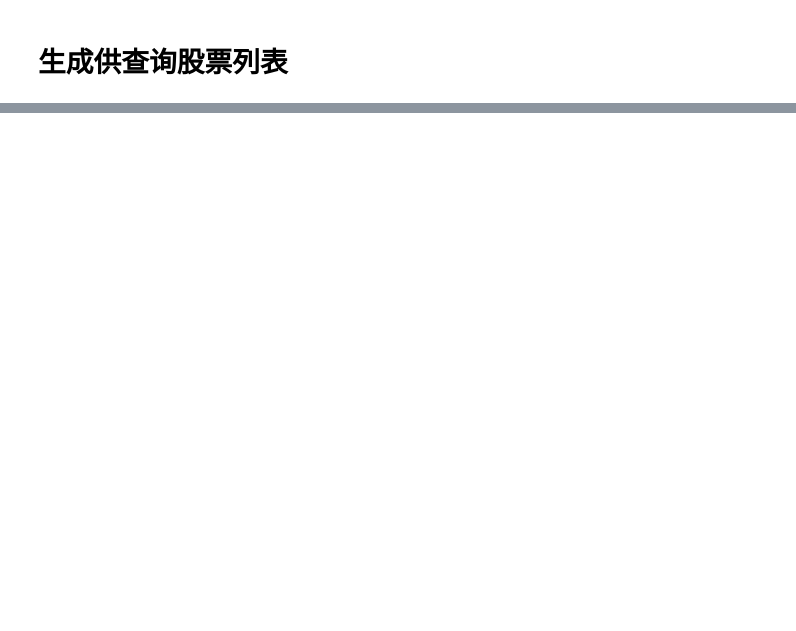
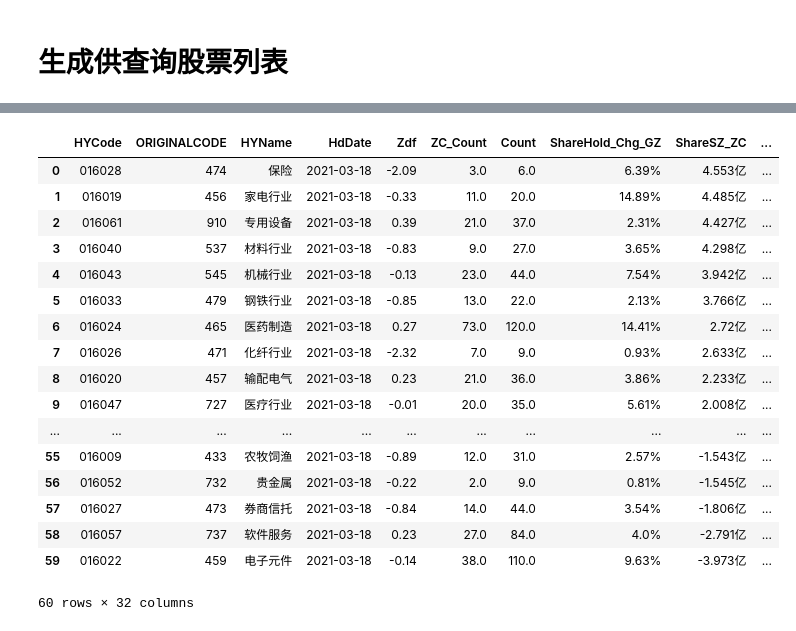
Before and after one commit to lllhhh/NorthSniper, a Jupyter notebook: north_daily.ipynb, the cells around one changed output, grey strips where cells are left out. Drawn from its saved outputs; the diff is of its cells as text; code cells hidden in the pictures; blank space fills up the shorter version.

```diff
--- a/north_daily.ipynb
+++ b/north_daily.ipynb
@@ -130,3 +123,24 @@ def save_data_to_excel(file_name, df):
 # %%
 # 保存
 save_data_to_excel('行业资金流入情况',df)
+# %%
+df
+# %% [output]
+|  | HYCode | ORIGINALCODE | HYName | HdDate | Zdf | ZC_Count | Count | ShareHold_Chg_GZ | ShareSZ_ZC | ... |
+| 0 | 016028 | 474 | 保险 | 2021-03-18 | -2.09 | 3.0 | 6.0 | 6.39% | 4.553亿 | ... |
+| 1 | 016019 | 456 | 家电行业 | 2021-03-18 | -0.33 | 11.0 | 20.0 | 14.89% | 4.485亿 | ... |
+| 2 | 016061 | 910 | 专用设备 | 2021-03-18 | 0.39 | 21.0 | 37.0 | 2.31% | 4.427亿 | ... |
+| 3 | 016040 | 537 | 材料行业 | 2021-03-18 | -0.83 | 9.0 | 27.0 | 3.65% | 4.298亿 | ... |
+| 4 | 016043 | 545 | 机械行业 | 2021-03-18 | -0.13 | 23.0 | 44.0 | 7.54% | 3.942亿 | ... |
+| 5 | 016033 | 479 | 钢铁行业 | 2021-03-18 | -0.85 | 13.0 | 22.0 | 2.13% | 3.766亿 | ... |
+| 6 | 016024 | 465 | 医药制造 | 2021-03-18 | 0.27 | 73.0 | 120.0 | 14.41% | 2.72亿 | ... |
+| 7 | 016026 | 471 | 化纤行业 | 2021-03-18 | -2.32 | 7.0 | 9.0 | 0.93% | 2.633亿 | ... |
+| 8 | 016020 | 457 | 输配电气 | 2021-03-18 | 0.23 | 21.0 | 36.0 | 3.86% | 2.233亿 | ... |
+| 9 | 016047 | 727 | 医疗行业 | 2021-03-18 | -0.01 | 20.0 | 35.0 | 5.61% | 2.008亿 | ... |
+| ... | ... | ... | ... | ... | ... | ... | ... | ... | ... | ... |
+| 55 | 016009 | 433 | 农牧饲渔 | 2021-03-18 | -0.89 | 12.0 | 31.0 | 2.57% | -1.543亿 | ... |
+| 56 | 016052 | 732 | 贵金属 | 2021-03-18 | -0.22 | 2.0 | 9.0 | 0.81% | -1.545亿 | ... |
+| 57 | 016027 | 473 | 券商信托 | 2021-03-18 | -0.84 | 14.0 | 44.0 | 3.54% | -1.806亿 | ... |
+| 58 | 016057 | 737 | 软件服务 | 2021-03-18 | 0.23 | 27.0 | 84.0 | 4.0% | -2.791亿 | ... |
+| 59 | 016022 | 459 | 电子元件 | 2021-03-18 | -0.14 | 38.0 | 110.0 | 9.63% | -3.973亿 | ... |
+60 rows × 32 columns
```
Also changed, not shown: parts of 6 cells of this notebook.
